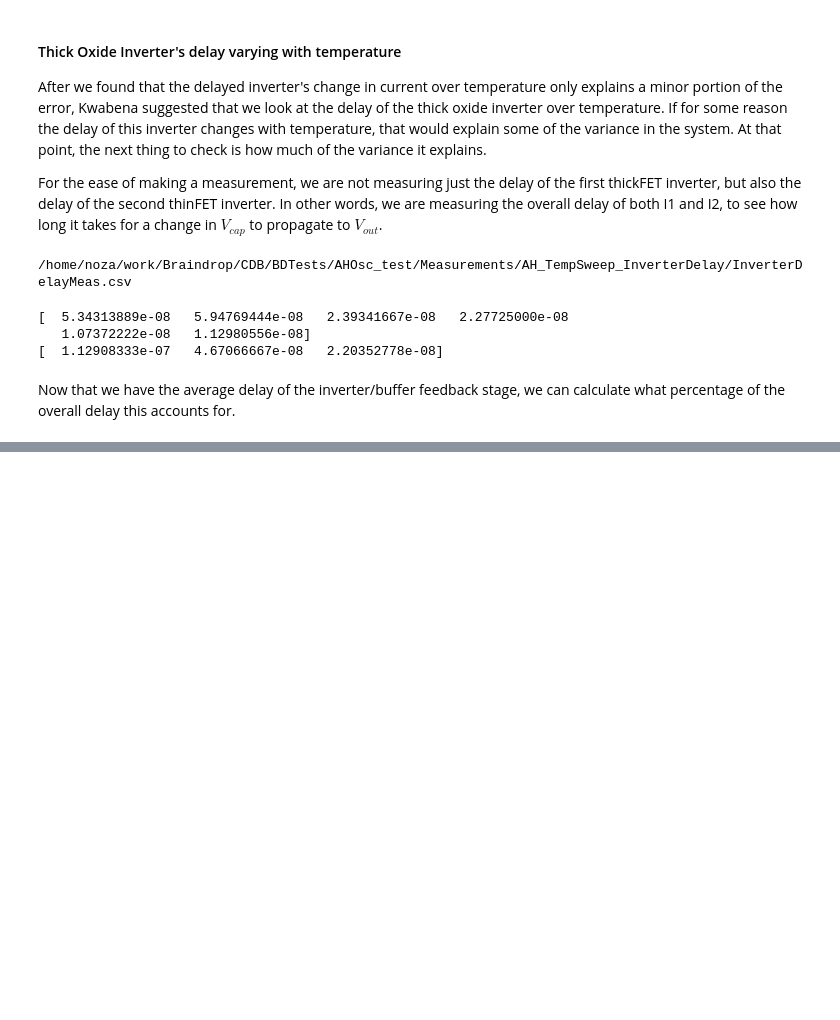
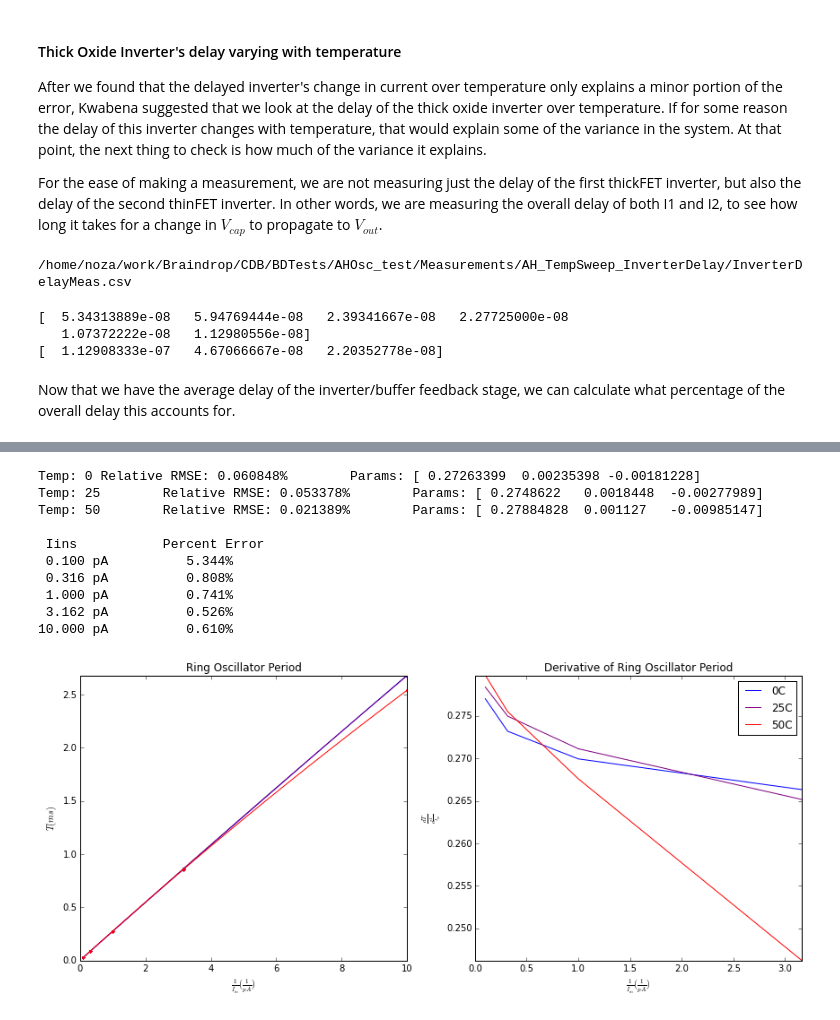
Before and after one commit to twinoza/TwinPyNB, a Jupyter notebook: AHOsc_Char.ipynb, the cells around one changed output, grey strips where cells are left out. Cells and saved outputs as stored; diff of their text form; code cells hidden in the pictures; blank space fills up the shorter version.

```diff
--- a/AHOsc_Char.ipynb
+++ b/AHOsc_Char.ipynb
@@ -193,9 +195,14 @@ def plotLinearitySmallIins(fileName, Lims=None, dLims=None):
         derivLims[0] = dxMax = max(derivLims[0], max(invSmallIins[1:]))
         derivLims[1] = dyMin = min(derivLims[1], min(diff(AH_Ts)/diff(invSmallIins)))
         derivLims[2] = dyMax = max(derivLims[2], max(diff(AH_Ts)/diff(invSmallIins)))
+    elif dLims == None:
+        xLim, yLim = Lims
+        derivLims[0] = dxMax = max(derivLims[0], max(invSmallIins[1:]))
+        derivLims[1] = dyMin = min(derivLims[1], min(diff(AH_Ts)/diff(invSmallIins)))
+        derivLims[2] = dyMax = max(derivLims[2], max(diff(AH_Ts)/diff(invSmallIins)))
     else:
         xLim, yLim = Lims
-        dxLim, dyLim = dLims
+        dxMax, dyMin, dyMax = dLims
 
     x_th = linspace(min(scaledSmallIins),max(scaledSmallIins), num=10000)
     sol = leastsq(linfitErr, (1.1, 0.001, 0), (scaledSmallIins, AH_Ts))
@@ -1558,0 +1570,32 @@ Percent of overall period taken by delay from feedback buffer delay
+# %%
+allTs = list(list())
+globalLims = [0,0]
+derivLims = [0,100000,0]
+
+for curTemp in LessTemps:
+    fileName = "AH_TempSweep_ThickOXFeedbackInverters/AH_Inv_FreqMeas_Temp"+str(curTemp)+"C.csv"
+    # Note: This run required changing the readFile function that plotLinearity uses from readFile2 to readFile3
+    curTs, curFitParams = plotLinearitySmallIins(fileName,Lims=None)
+    #curTs, curFitParams = plotLinearitySmallIins(fileName, Lims=(2,1))
+    allTs.append(curTs)
+    print 'Temp: {}\tRelative RMSE: {:%}\tParams: {}'.format(curTemp,
+                                                             calcRRMSE(scaledSmallIins, curTs, curFitParams),
+                                                             curFitParams)
+legend(loc='best')
+tight_layout()
+
+TsAsFuncOfIin = array(allTs).T
+#print TsAsFuncOfIin
+percVariancebyTemp(TsAsFuncOfIin, SmallIins)
+# %% [output]
+Temp: 0 Relative RMSE: 0.060848%        Params: [ 0.27263399  0.00235398 -0.00181228]
+Temp: 25        Relative RMSE: 0.053378%        Params: [ 0.2748622   0.0018448  -0.00277989]
+Temp: 50        Relative RMSE: 0.021389%        Params: [ 0.27884828  0.001127   -0.00985147]
+
+ Iins           Percent Error
+ 0.100 pA          5.344%
+ 0.316 pA          0.808%
+ 1.000 pA          0.741%
+ 3.162 pA          0.526%
+10.000 pA          0.610%
+[figure, added]
```
Also changed, not shown: parts of 74 cells of this notebook.
